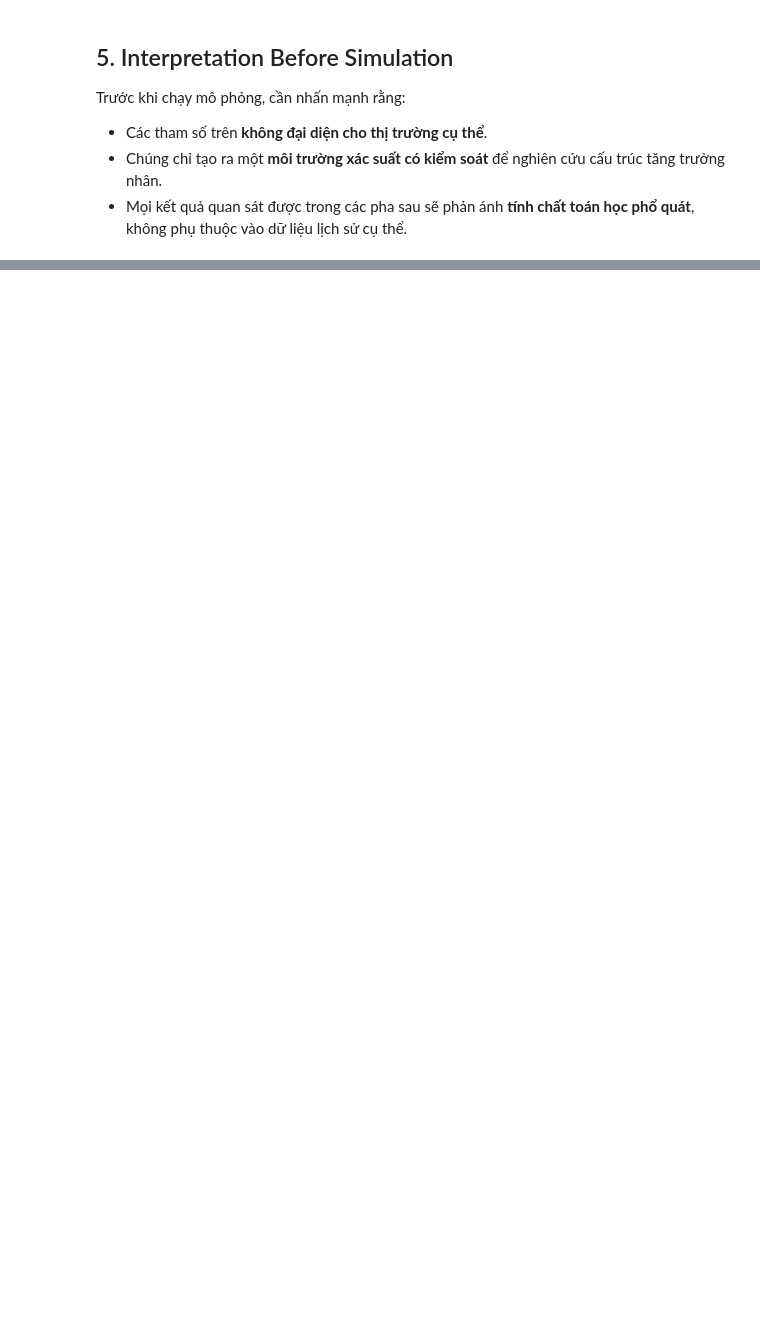
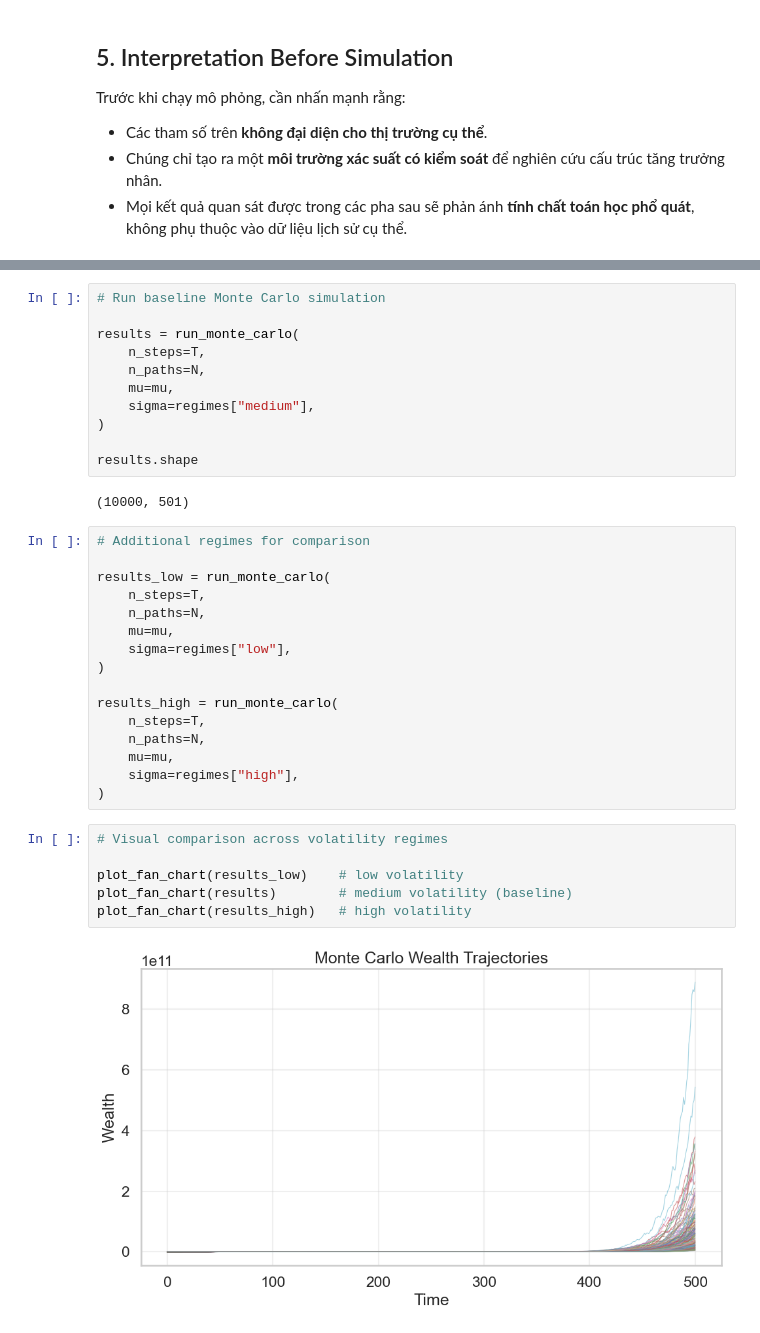
Before and after one commit to thisYui/Non-Ergodic-Dynamics-in-Multiplicative-Systems, a Jupyter notebook: notebooks/01_non_ergodic_multiplicative_dynamics.ipynb, the cells around one changed output, grey strips where cells are left out. Drawn from its saved outputs; the diff is of its cells as text; blank space fills up the shorter version.

```diff
--- a/notebooks/01_non_ergodic_multiplicative_dynamics.ipynb
+++ b/notebooks/01_non_ergodic_multiplicative_dynamics.ipynb
@@ -305,0 +323,37 @@ Trước khi chạy mô phỏng, cần nhấn mạnh rằng:
+# %%
+# Run baseline Monte Carlo simulation
+
+results = run_monte_carlo(
+    n_steps=T,
+    n_paths=N,
+    mu=mu,
+    sigma=regimes["medium"],
+)
+
+results.shape
+# %% [output]
+(10000, 501)
+# %%
+# Additional regimes for comparison
+
+results_low = run_monte_carlo(
+    n_steps=T,
+    n_paths=N,
+    mu=mu,
+    sigma=regimes["low"],
+)
+
+results_high = run_monte_carlo(
+    n_steps=T,
+    n_paths=N,
+    mu=mu,
+    sigma=regimes["high"],
+)
+# %%
+# Visual comparison across volatility regimes
+
+plot_fan_chart(results_low)    # low volatility
+plot_fan_chart(results)        # medium volatility (baseline)
+plot_fan_chart(results_high)   # high volatility
+# %% [output]
+[figure, added]
```
Also changed, not shown: parts of 11 cells of this notebook.
